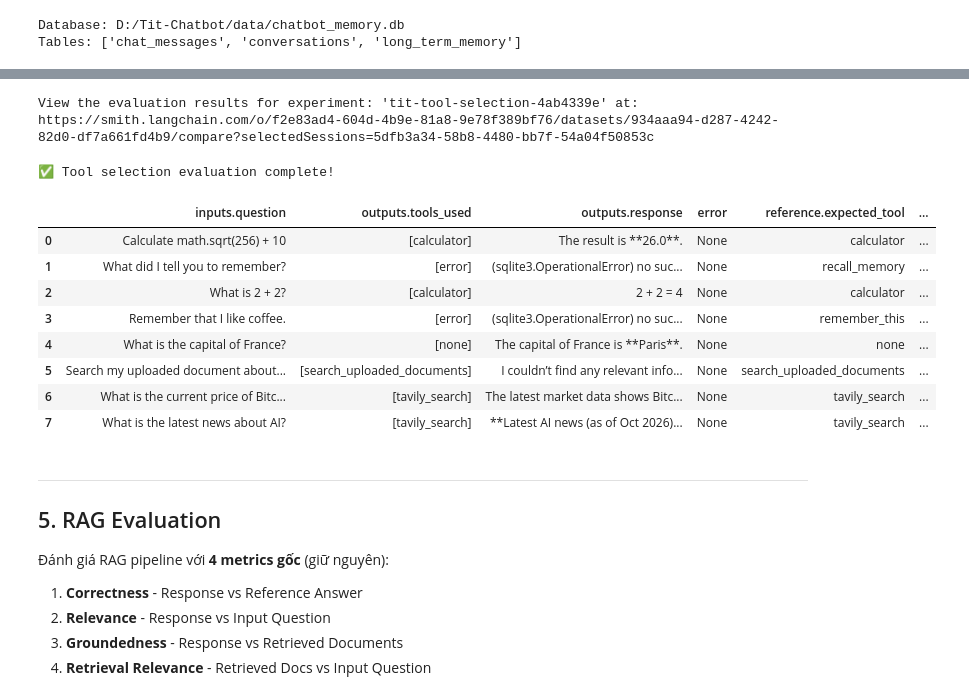
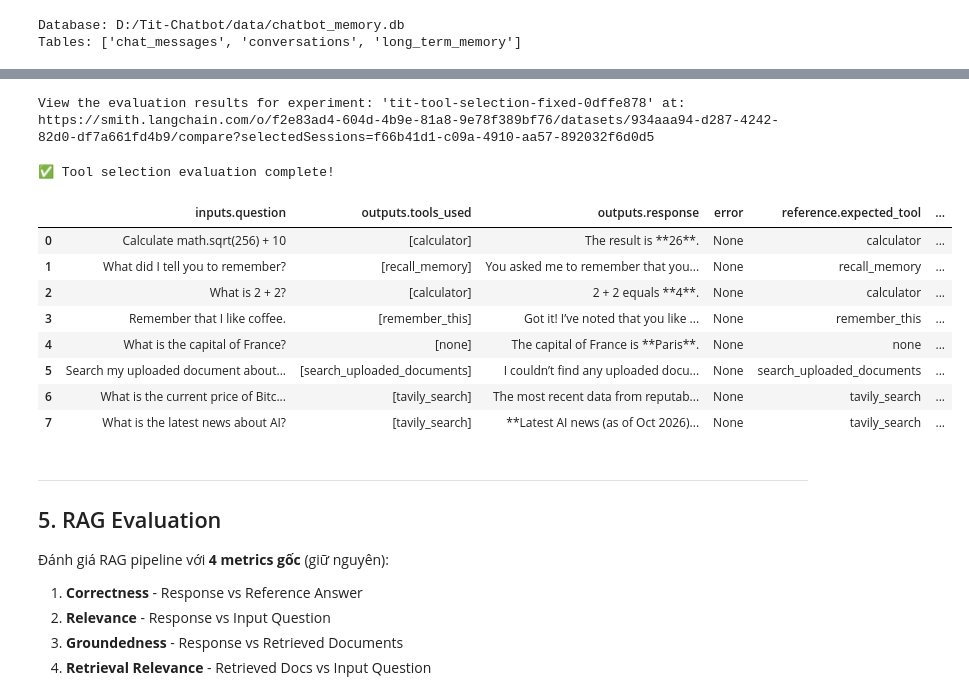
Before and after one commit to Salanky79/Tit-Chatbot, a Jupyter notebook: evaluations/tit_evaluation.ipynb, the cells around one changed output, grey strips where cells are left out. Drawn from its saved outputs; the diff is of its cells as text; code cells hidden in the pictures.

Commit message:
eval_tools updated

```diff
--- a/evaluations/tit_evaluation.ipynb
+++ b/evaluations/tit_evaluation.ipynb
@@ -445,26 +450,26 @@ Response: 4
 # %%
 tool_results = client.evaluate(
     tool_target,
     data=TOOL_SELECTION_DATASET_NAME,
     evaluators=TOOL_EVALUATORS,
-    experiment_prefix="tit-tool-selection",
+    experiment_prefix="tit-tool-selection-fixed",
     metadata={"type": "tool_selection"},
 )
 
 print("✅ Tool selection evaluation complete!")
 tool_results.to_pandas()
 # %% [output]
-View the evaluation results for experiment: 'tit-tool-selection-4ab4339e' at:
-https://smith.langchain.com/o/f2e83ad4-604d-4b9e-81a8-9e78f389bf76/datasets/934aaa94-d287-4242-82d0-df7a661fd4b9/compare?selectedSessions=5dfb3a34-58b8-4480-bb7f-54a04f50853c
+View the evaluation results for experiment: 'tit-tool-selection-fixed-0dffe878' at:
+https://smith.langchain.com/o/f2e83ad4-604d-4b9e-81a8-9e78f389bf76/datasets/934aaa94-d287-4242-82d0-df7a661fd4b9/compare?selectedSessions=f66b41d1-c09a-4910-aa57-892032f6d0d5
 ✅ Tool selection evaluation complete!
 |  | inputs.question | outputs.tools_used | outputs.response | error | reference.expected_tool | ... |
-| 0 | Calculate math.sqrt(256) + 10 | [calculator] | The result is **26.0**. | None | calculator | ... |
-| 1 | What did I tell you to remember? | [error] | (sqlite3.OperationalError) no suc... | None | recall_memory | ... |
-| 2 | What is 2 + 2? | [calculator] | 2 + 2 = 4 | None | calculator | ... |
-| 3 | Remember that I like coffee. | [error] | (sqlite3.OperationalError) no suc... | None | remember_this | ... |
+| 0 | Calculate math.sqrt(256) + 10 | [calculator] | The result is **26**. | None | calculator | ... |
+| 1 | What did I tell you to remember? | [recall_memory] | You asked me to remember that you... | None | recall_memory | ... |
+| 2 | What is 2 + 2? | [calculator] | 2 + 2 equals **4**. | None | calculator | ... |
+| 3 | Remember that I like coffee. | [remember_this] | Got it! I’ve noted that you like ... | None | remember_this | ... |
 | 4 | What is the capital of France? | [none] | The capital of France is **Paris**. | None | none | ... |
-| 5 | Search my uploaded document about... | [search_uploaded_documents] | I couldn’t find any relevant info... | None | search_uploaded_documents | ... |
-| 6 | What is the current price of Bitc... | [tavily_search] | The latest market data shows Bitc... | None | tavily_search | ... |
+| 5 | Search my uploaded document about... | [search_uploaded_documents] | I couldn’t find any uploaded docu... | None | search_uploaded_documents | ... |
+| 6 | What is the current price of Bitc... | [tavily_search] | The most recent data from reputab... | None | tavily_search | ... |
 | 7 | What is the latest news about AI? | [tavily_search] | **Latest AI news (as of Oct 2026)... | None | tavily_search | ... |
 # %% [markdown]
 ---
```
Also changed, not shown: parts of 12 cells of this notebook.
